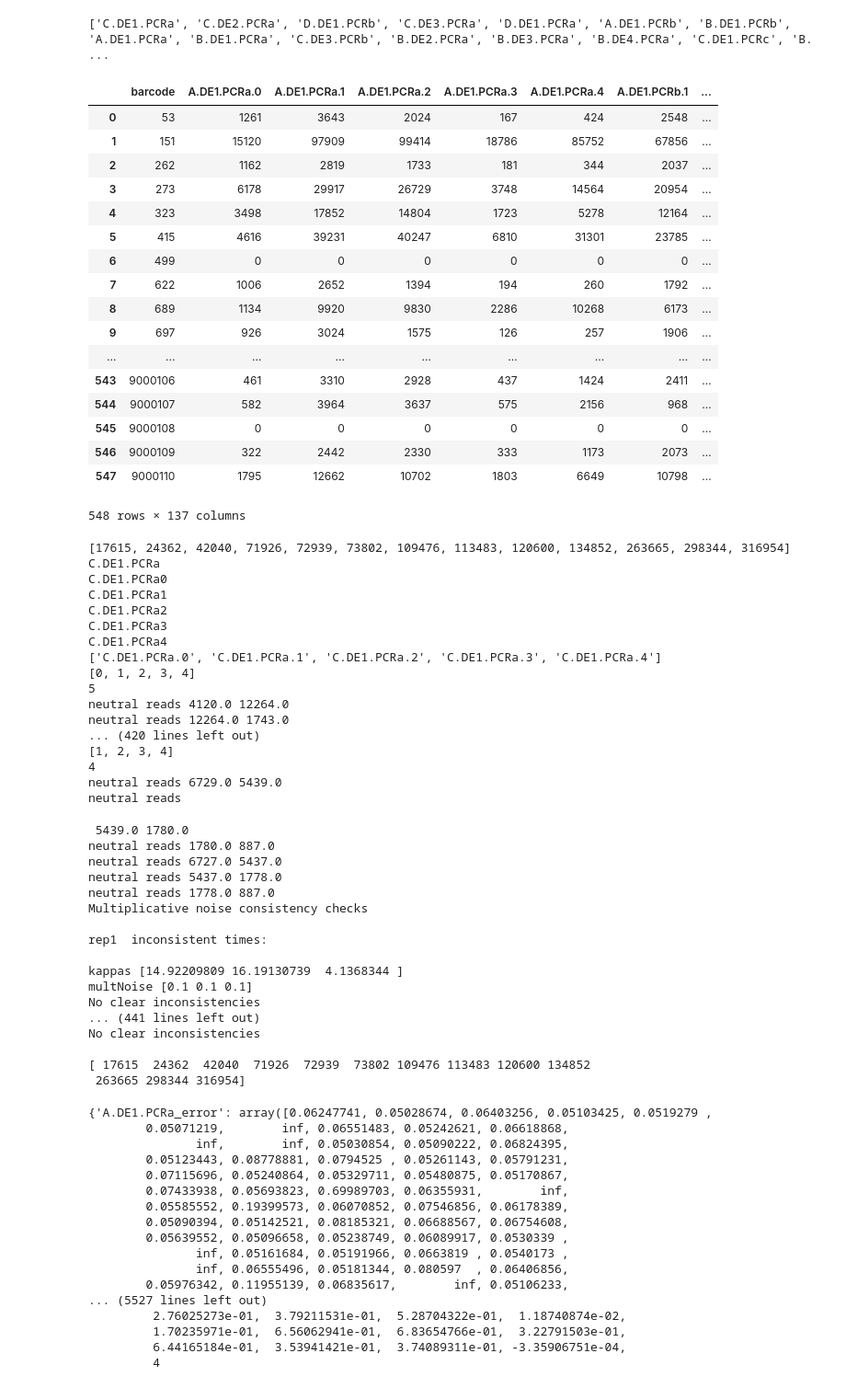
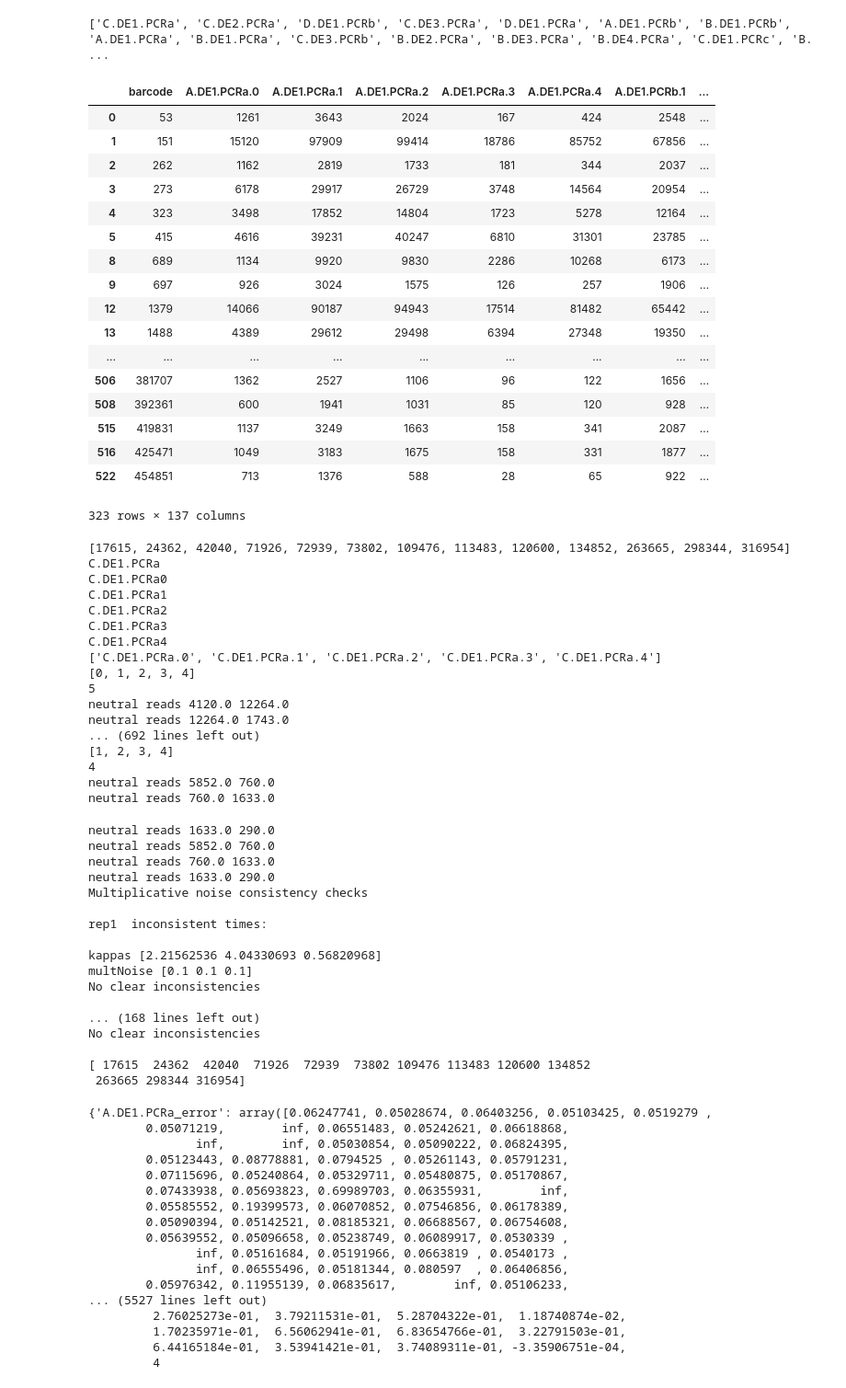
Before and after one commit to grantkinsler/1BigBatch, a Jupyter notebook: code/Fitness_Estimation_Kerrys_Technical.ipynb, the cells around one changed output. Shown: that part at 92% size. Cells and saved outputs as stored; diff of their text form; code cells hidden in the pictures.

```diff
--- a/code/Fitness_Estimation_Kerrys_Technical.ipynb
+++ b/code/Fitness_Estimation_Kerrys_Technical.ipynb
@@ -56,29 +56,30 @@ conditions = technical_conditions
 print(conditions)
 # %% [output]
 ['C.DE1.PCRa', 'C.DE2.PCRa', 'D.DE1.PCRb', 'C.DE3.PCRa', 'D.DE1.PCRa', 'A.DE1.PCRb', 'B.DE1.PCRb', 'A.DE1.PCRa', 'B.DE1.PCRa', 'C.DE3.PCRb', 'B.DE2.PCRa', 'B.DE3.PCRa', 'B.DE4.PCRa', 'C.DE1.PCRc', 'B. ...
-# %%
-merged_data
-# %% [output]
-|  | barcode | A.DE1.PCRa.0 | A.DE1.PCRa.1 | A.DE1.PCRa.2 | A.DE1.PCRa.3 | A.DE1.PCRa.4 | A.DE1.PCRb.1 | ... |
-| 0 | 53 | 1261 | 3643 | 2024 | 167 | 424 | 2548 | ... |
-| 1 | 151 | 15120 | 97909 | 99414 | 18786 | 85752 | 67856 | ... |
-| 2 | 262 | 1162 | 2819 | 1733 | 181 | 344 | 2037 | ... |
-| 3 | 273 | 6178 | 29917 | 26729 | 3748 | 14564 | 20954 | ... |
-| 4 | 323 | 3498 | 17852 | 14804 | 1723 | 5278 | 12164 | ... |
-| 5 | 415 | 4616 | 39231 | 40247 | 6810 | 31301 | 23785 | ... |
-| 6 | 499 | 0 | 0 | 0 | 0 | 0 | 0 | ... |
-| 7 | 622 | 1006 | 2652 | 1394 | 194 | 260 | 1792 | ... |
-| 8 | 689 | 1134 | 9920 | 9830 | 2286 | 10268 | 6173 | ... |
-| 9 | 697 | 926 | 3024 | 1575 | 126 | 257 | 1906 | ... |
-| ... | ... | ... | ... | ... | ... | ... | ... | ... |
-| 543 | 9000106 | 461 | 3310 | 2928 | 437 | 1424 | 2411 | ... |
-| 544 | 9000107 | 582 | 3964 | 3637 | 575 | 2156 | 968 | ... |
-| 545 | 9000108 | 0 | 0 | 0 | 0 | 0 | 0 | ... |
-| 546 | 9000109 | 322 | 2442 | 2330 | 333 | 1173 | 2073 | ... |
-| 547 | 9000110 | 1795 | 12662 | 10702 | 1803 | 6649 | 10798 | ... |
-548 rows × 137 columns
+# %%
+data[(data.T != 0).all()]
+# %% [output]
+|  | barcode | A.DE1.PCRa.0 | A.DE1.PCRa.1 | A.DE1.PCRa.2 | A.DE1.PCRa.3 | A.DE1.PCRa.4 | A.DE1.PCRb.1 | ... |
+| 0 | 53 | 1261 | 3643 | 2024 | 167 | 424 | 2548 | ... |
+| 1 | 151 | 15120 | 97909 | 99414 | 18786 | 85752 | 67856 | ... |
+| 2 | 262 | 1162 | 2819 | 1733 | 181 | 344 | 2037 | ... |
+| 3 | 273 | 6178 | 29917 | 26729 | 3748 | 14564 | 20954 | ... |
+| 4 | 323 | 3498 | 17852 | 14804 | 1723 | 5278 | 12164 | ... |
+| 5 | 415 | 4616 | 39231 | 40247 | 6810 | 31301 | 23785 | ... |
+| 8 | 689 | 1134 | 9920 | 9830 | 2286 | 10268 | 6173 | ... |
+| 9 | 697 | 926 | 3024 | 1575 | 126 | 257 | 1906 | ... |
+| 12 | 1379 | 14066 | 90187 | 94943 | 17514 | 81482 | 65442 | ... |
+| 13 | 1488 | 4389 | 29612 | 29498 | 6394 | 27348 | 19350 | ... |
+| ... | ... | ... | ... | ... | ... | ... | ... | ... |
+| 506 | 381707 | 1362 | 2527 | 1106 | 96 | 122 | 1656 | ... |
+| 508 | 392361 | 600 | 1941 | 1031 | 85 | 120 | 928 | ... |
+| 515 | 419831 | 1137 | 3249 | 1663 | 158 | 341 | 2087 | ... |
+| 516 | 425471 | 1049 | 3183 | 1675 | 158 | 331 | 1877 | ... |
+| 522 | 454851 | 713 | 1376 | 588 | 28 | 65 | 922 | ... |
+323 rows × 137 columns
 # %%
 data = merged_data
+data = data.sort_values('barcode')
 
 cov_thresh = 100
 
@@ -137,24 +138,24 @@ C.DE1.PCRa4
 5
 neutral reads 4120.0 12264.0
 neutral reads 12264.0 1743.0
-... (420 lines left out)
+... (692 lines left out)
 [1, 2, 3, 4]
 4
-neutral reads 6729.0 5439.0
-neutral reads
+neutral reads 5852.0 760.0
+neutral reads 760.0 1633.0
- 5439.0 1780.0
-neutral reads 1780.0 887.0
-neutral reads 6727.0 5437.0
-neutral reads 5437.0 1778.0
-neutral reads 1778.0 887.0
+neutral reads 1633.0 290.0
+neutral reads 5852.0 760.0
+neutral reads 760.0 1633.0
+neutral reads 1633.0 290.0
 Multiplicative noise consistency checks
 
 rep1  inconsistent times:
 
-kappas [14.92209809 16.19130739  4.1368344 ]
+kappas [2.21562536 4.04330693 0.56820968]
 multNoise [0.1 0.1 0.1]
 No clear inconsistencies
-... (441 lines left out)
+
+... (168 lines left out)
 No clear inconsistencies
 
 [ 17615  24362  42040  71926  72939  73802 109476 113483 120600 134852
```
Also changed, not shown: parts of 2 cells of this notebook, 15 other files.
